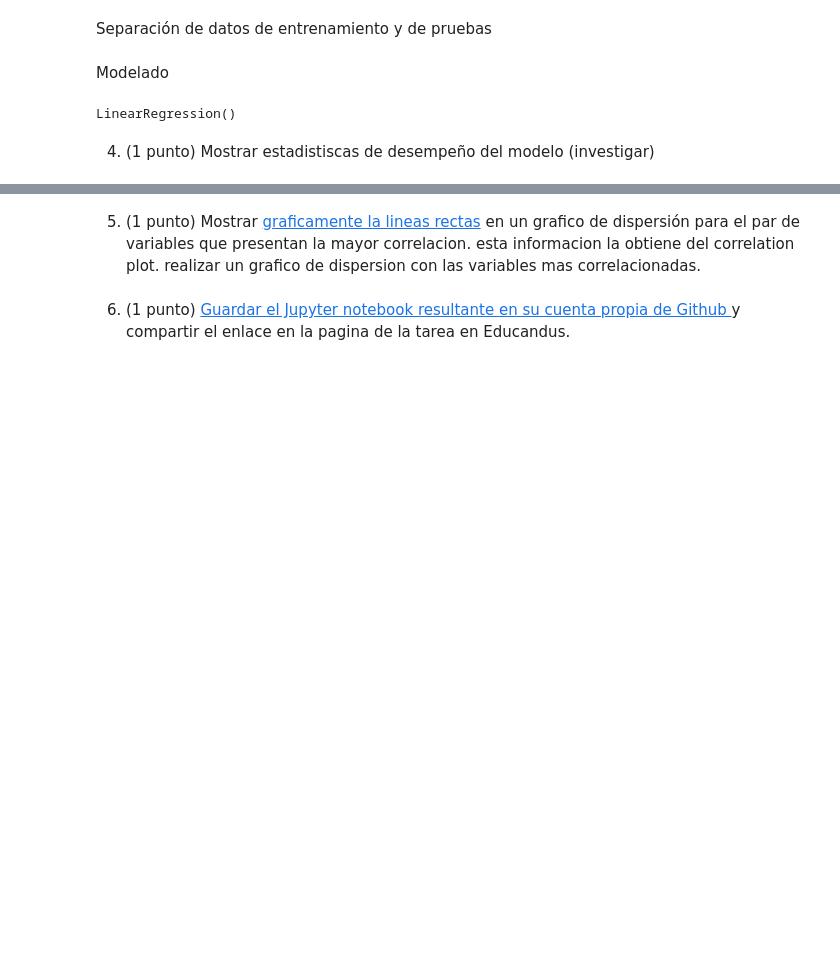
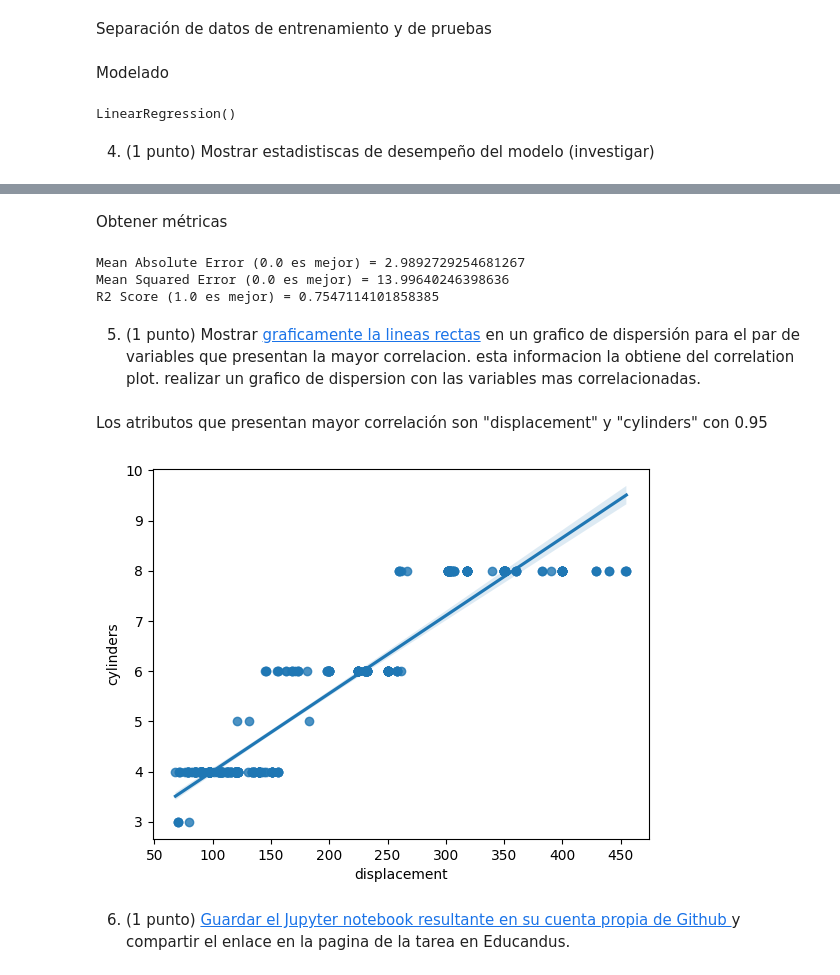
Before and after one commit to JoaqSM/ML_course-colab-files, a Jupyter notebook: S07-Linear-Models/Tarea_regresion_lineal.ipynb, the cells around one changed output, grey strips where cells are left out. Saved outputs shown, nothing was run; the diff lists cells and outputs as text; code cells hidden in the pictures; blank space fills up the shorter version.

```diff
--- a/S07-Linear-Models/Tarea_regresion_lineal.ipynb
+++ b/S07-Linear-Models/Tarea_regresion_lineal.ipynb
@@ -117,4 +121,28 @@ LinearRegression()
+# %% [markdown]
+Obtener métricas
+# %%
+from sklearn.metrics import mean_absolute_error
+from sklearn.metrics import mean_squared_error
+from sklearn.metrics import r2_score
+
+MAE = mean_absolute_error(y_test, y_predict)
+MSE = mean_squared_error(y_test, y_predict)
+R2 = r2_score(y_test, y_predict)
+
+print("Mean Absolute Error (0.0 es mejor) = " + str(MAE))
+print("Mean Squared Error (0.0 es mejor) = " + str(MSE))
+print("R2 Score (1.0 es mejor) = " + str(R2))
+# %% [output]
+Mean Absolute Error (0.0 es mejor) = 2.9892729254681267
+Mean Squared Error (0.0 es mejor) = 13.99640246398636
+R2 Score (1.0 es mejor) = 0.7547114101858385
 # %% [markdown]
 5) (1 punto) Mostrar [graficamente la lineas rectas](https://seaborn.pydata.org/tutorial/regression.html) en un grafico de dispersión para el par de variables que presentan la mayor correlacion. esta informacion la obtiene del correlation plot. realizar un grafico de dispersion con las variables mas correlacionadas.
+# %% [markdown]
+Los atributos que presentan mayor correlación son "displacement" y "cylinders" con 0.95
+# %%
+sns.regplot(x="displacement", y="cylinders", data=auto_mpg);
+# %% [output]
+[figure, added]
 # %% [markdown]
 6) (1 punto) [Guardar el Jupyter notebook resultante en su cuenta propia de Github ](https://bebi103a.github.io/lessons/02/git_with_colab.html) y compartir el enlace en la pagina de la tarea en Educandus.
```
Also changed, not shown: parts of 3 cells of this notebook.
